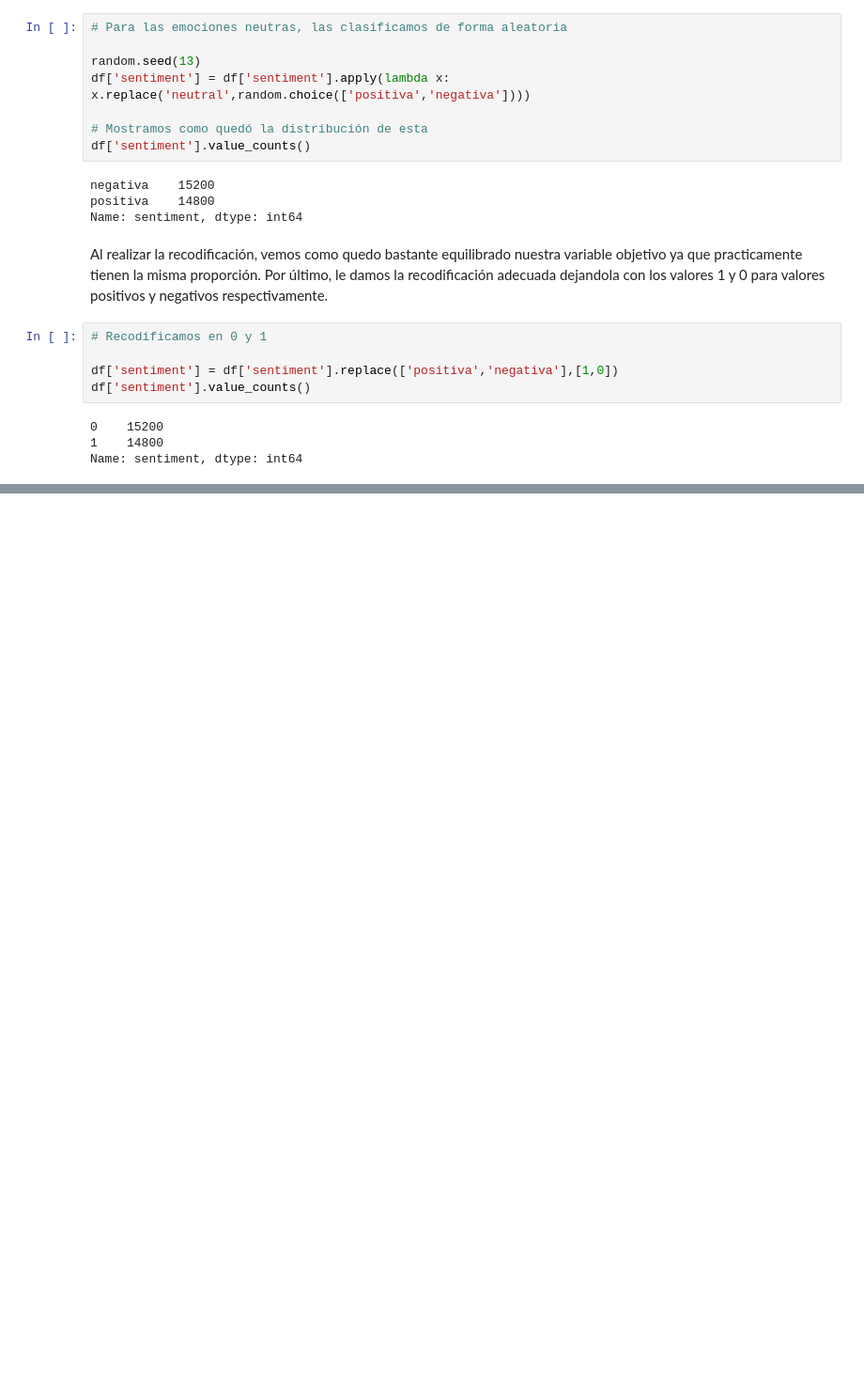
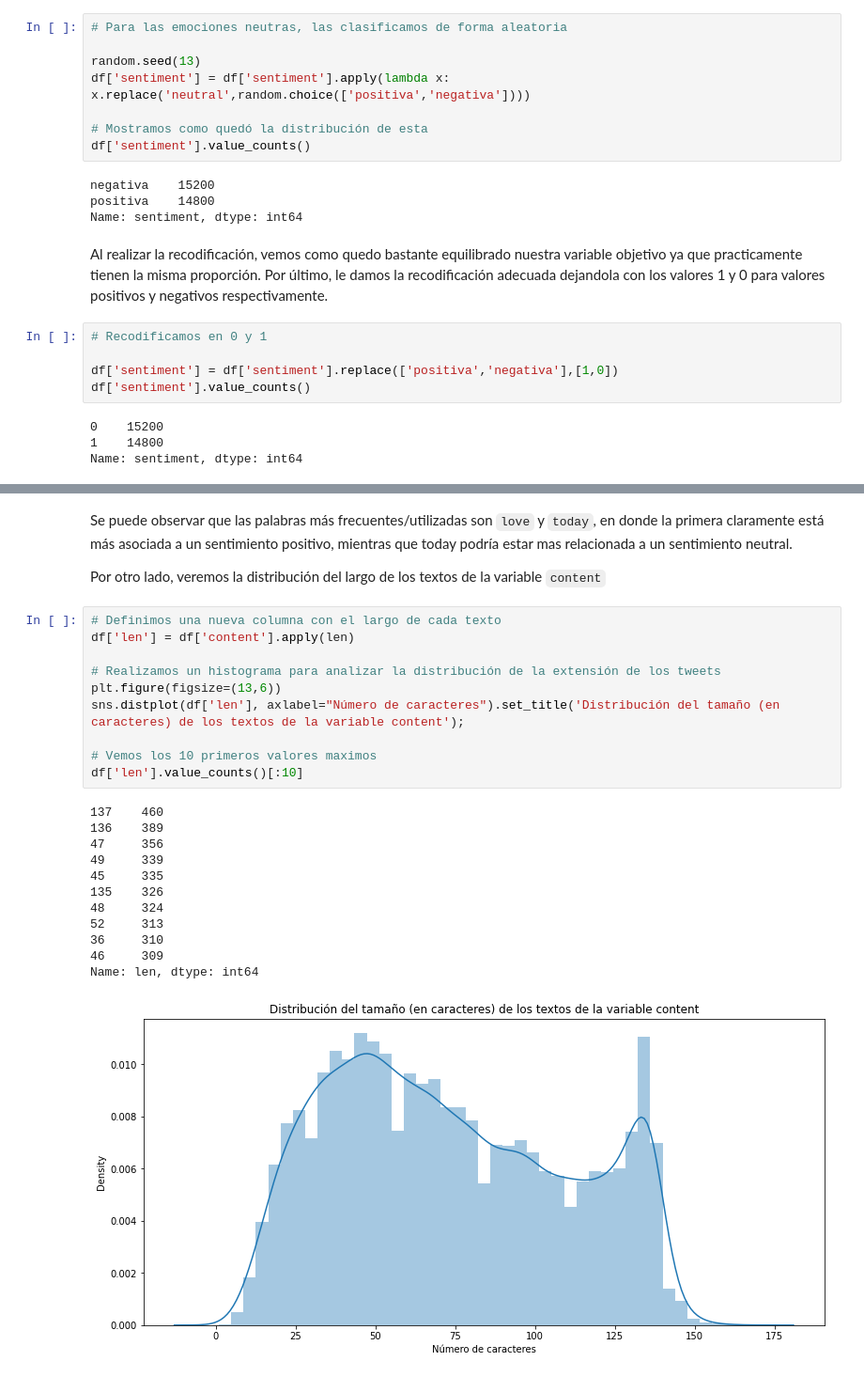
Before and after one commit to rodrigobarrazads/Desafio_Latam, a Jupyter notebook: Modulo3/Prueba/analisis_sentimiento.ipynb, the cells around one changed output, grey strips where cells are left out. Shown at 94% size. Saved outputs shown, nothing was run; the diff lists cells and outputs as text; blank space fills up the shorter version.

```diff
--- a/Modulo3/Prueba/analisis_sentimiento.ipynb
+++ b/Modulo3/Prueba/analisis_sentimiento.ipynb
@@ -212,0 +260,27 @@ Name: sentiment, dtype: int64
+# %% [markdown]
+Se puede observar que las palabras más frecuentes/utilizadas son `love` y `today`, en donde la primera claramente está más asociada a un sentimiento positivo, mientras que today podría estar mas relacionada a un sentimiento neutral.
+
+Por otro lado, veremos la distribución del largo de los textos de la variable `content`
+# %%
+# Definimos una nueva columna con el largo de cada texto
+df['len'] = df['content'].apply(len)
+
+# Realizamos un histograma para analizar la distribución de la extensión de los tweets
+plt.figure(figsize=(13,6))
+sns.distplot(df['len'], axlabel="Número de caracteres").set_title('Distribución del tamaño (en caracteres) de los textos de la variable content');
+
+# Vemos los 10 primeros valores maximos
+df['len'].value_counts()[:10]
+# %% [output]
+137    460
+136    389
+47     356
+49     339
+45     335
+135    326
+48     324
+52     313
+36     310
+46     309
+Name: len, dtype: int64
+[figure, added]
```
Also changed, not shown: parts of 39 cells of this notebook, 1 other file.
